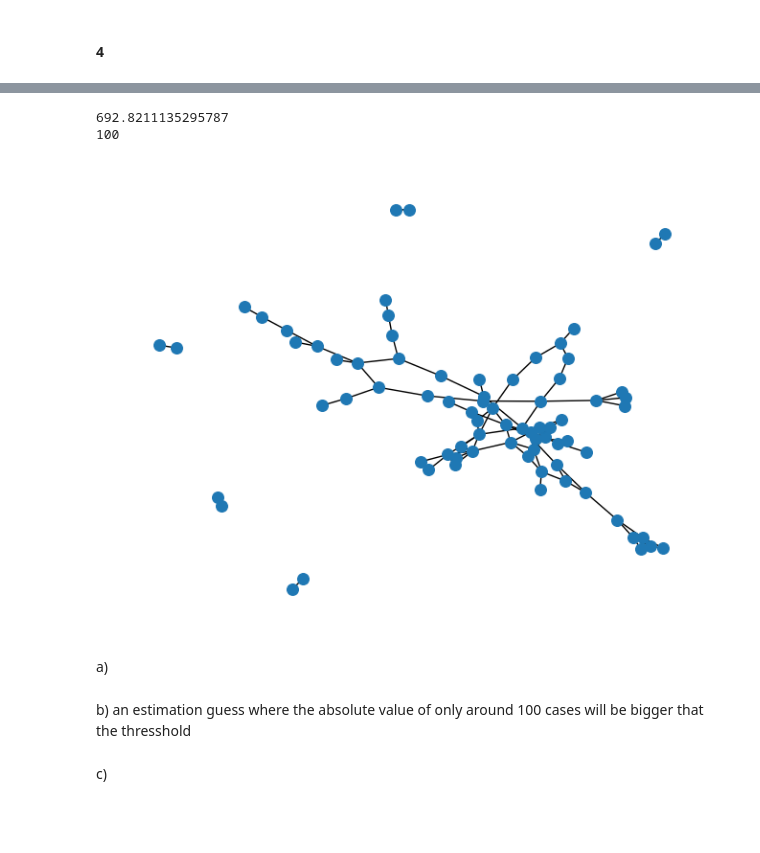
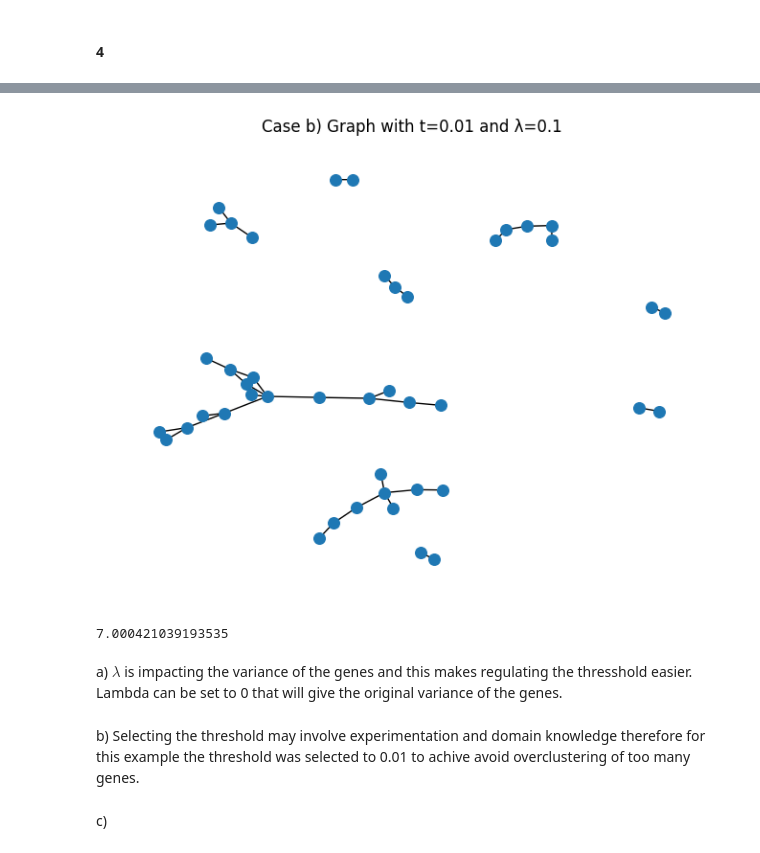
Before and after one commit to darkopetrov/DAT570_Continuous_optimization_in_data_science, a Jupyter notebook: Module_1/Code_1.ipynb, the cells around one changed output, grey strips where cells are left out. Drawn from its saved outputs; the diff is of its cells as text; code cells hidden in the pictures; blank space fills up the shorter version.

```diff
--- a/Module_1/Code_1.ipynb
+++ b/Module_1/Code_1.ipynb
@@ -290,57 +292,11 @@ plt.show()
-# %%
-# Option b)
-import pandas
-import numpy as np
-import networkx as nx
-import matplotlib.pyplot as plt
-
-
-# Read the tsv file and convert to numpy:
-data=pandas.read_csv('TCGA-BRCA.tsv',sep='\t')
-npdata=data.to_numpy()
-data_clean=npdata[1:,2:].astype('float')
-
-
-
-# selected_genes = data_clean[:, :100]
-gene_variances = np.var(data_clean, axis=0)
-selected_gene_indices = np.argsort(gene_variances)[-100:]
-selected_genes = data_clean[:, selected_gene_indices]
-
-lam = 0.1
-I = np.trace(selected_genes)
-print(I)
-sample_covariance_matrix = np.cov(selected_genes, rowvar=False)
-sample_precision_matrix = np.linalg.inv(sample_covariance_matrix)
-
-# Create Graph
-graph = nx.Graph()
-t = 0.008
-c = 0
-# Iterate through elements of the precision matrix and add edges if the element is larger than 't'
-n, _ = sample_precision_matrix.shape
-for i in range(n):
-    for j in range(i + 1 , n):
-        if abs(sample_precision_matrix[i, j]) > t:
-            graph.add_edge(i, j)
-            c += 1
-
-print(c)
-
-# Add edges to the graph by your precision matrix
-# Use command graph.add_edge():
-# https://networkx.org/documentation/stable/reference/classes/generated/networkx.Graph.add_edge.html
-
-# draw your graph:
-nx.draw(graph, with_labels=False, node_size=70)
-plt.show()
-# %% [output]
-692.8211135295787
-100
-[figure, removed]
-# %% [markdown]
-a)
-# %% [markdown]
-b) an estimation guess where the absolute value of only around 100 cases will be bigger that the thresshold
+# %%
+find_genes("b", 0.1, 0.01)
+# %% [output]
+[figure, added]
+7.000421039193535
+# %% [markdown]
+a) $\lambda$ is impacting the variance of the genes and this makes regulating the thresshold easier. Lambda can be set to 0 that will give the original variance of the genes.
+# %% [markdown]
+b) Selecting the threshold may involve experimentation and domain knowledge therefore for this example the threshold was selected to 0.01 to achive avoid overclustering of too many genes.
 # %% [markdown]
 c)
```
Also changed, not shown: parts of 5 cells of this notebook.
